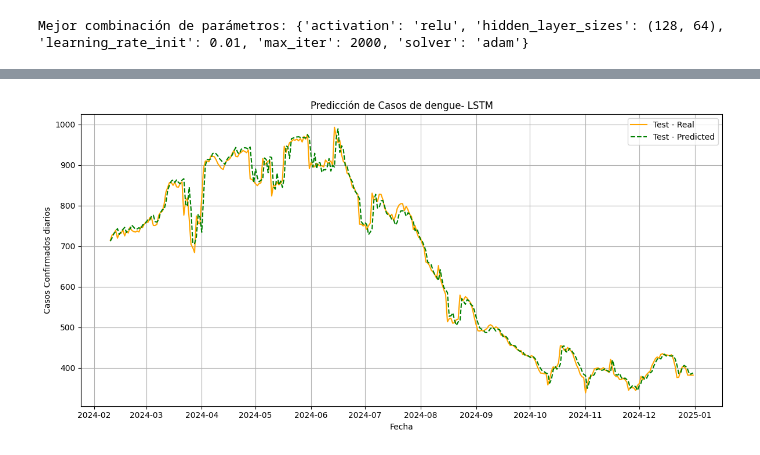
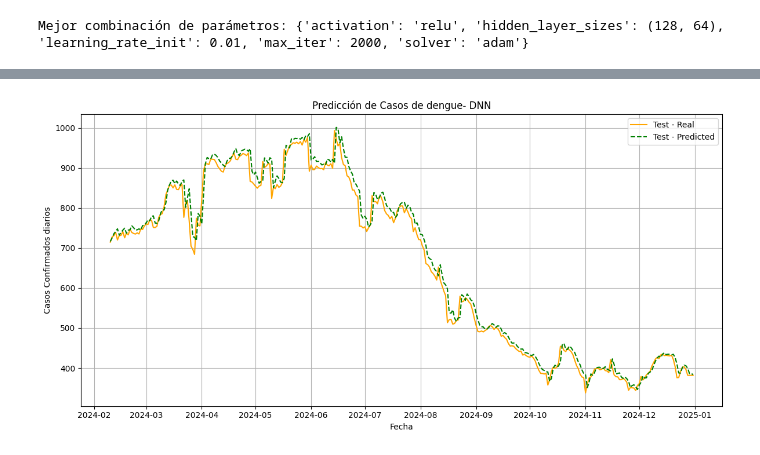
Before and after one commit to Rossy26/dengue-analysis-ml, a Jupyter notebook: dengue_notebook.ipynb, the cells around one changed output, grey strips where cells are left out. Drawn from its saved outputs; the diff is of its cells as text; code cells hidden in the pictures.

```diff
--- a/dengue_notebook.ipynb
+++ b/dengue_notebook.ipynb
@@ -1309,9 +1294,7 @@ plot_predictions("Linear Regression", y_train, y_test, y_pred_lr)
 # %%
 ## hacer el modelo de arboles de decision usando grichsearchcv
-from sklearn.tree import DecisionTreeRegressor
-from sklearn.model_selection import GridSearchCV
 param_grid = {
-    'max_depth': [5, 7, 10, 12, 15],
+    'max_depth': [5, 7, 10],
     'min_samples_split': [2, 5, 10],
     'min_samples_leaf': [1, 2, 3],
     'splitter': ['best', 'random']
@@ -1456,17 +1456,6 @@ plot_predictions("Random Forest", y_train, y_test, y_pred_rf)
 # %%
-import warnings
-from sklearn.neural_network import MLPRegressor
-from sklearn.model_selection import GridSearchCV
-from sklearn.metrics import mean_absolute_error, mean_squared_error, r2_score
-import numpy as np
-import matplotlib.pyplot as plt
-import pandas as pd
-
-warnings.filterwarnings("ignore")
-
-
 param_mlp = {
-    'hidden_layer_sizes': [(50,), (100,), (128,), (64, 64), (128, 64)],
+    'hidden_layer_sizes': [(128,), (64, 64), (128, 64)],
     'activation': ['relu', 'tanh'],
     'solver': ['adam', 'sgd'],
     'learning_rate_init': [0.001, 0.01, 0.1],
@@ -1494,12 +1483,14 @@ y_pred_mlp = best_mlp.predict(X_test)
 
 # Métricas
 mae_mlp = mean_absolute_error(y_test, y_pred_mlp)
-rmse_mlp = np.sqrt(mean_squared_error(y_test, y_pred_mlp))
+mse_mlp = mean_squared_error(y_test, y_pred_mlp)
+rmse_mlp = np.sqrt(mse_mlp)
 r2_mlp = r2_score(y_test, y_pred_mlp)
 
 modelos_resultados["Perceptrón Multicapa"] = {
     "model": best_mlp,
     "MAE": mae_mlp,
+    "MSE": mse_mlp,
     "RMSE": rmse_mlp,
     "R2": r2_mlp,
     "y_pred": y_pred_mlp
@@ -1513,6 +1504,7 @@ print(f"Test Score: {test_score_mlp:.4f}")
 
 print(f"Resultados de las métricas en Perceptrón Multicapa:")
 print(f"MAE  = {mae_mlp:.2f}")
+print(f"MSE  = {mse_mlp:.2f}")
 print(f"RMSE = {rmse_mlp:.2f}")
 print(f"R²   = {r2_mlp:.3f}")
 plot_predictions("MLP Regressor", y_train, y_test, y_pred_mlp)
@@ -1529,11 +1533,5 @@ R²   = 0.988
 # %%
-from keras.models import Sequential
-from scikeras.wrappers import KerasRegressor
-from keras.layers import Dense, LSTM
-from sklearn.metrics import mean_absolute_error, mean_squared_error, r2_score
-
 # Preparar datos para LSTM
-
 X_train_lstm = X_train.values.reshape((X_train.shape[0], 1, X_train.shape[1]))
 X_test_lstm = X_test.values.reshape((X_test.shape[0], 1, X_test.shape[1]))
 y_train_lstm = y_train.values
@@ -1562,6 +1560,7 @@ def build_lstm_model(n_units=50, optimizer='adam'):
 keras_reg = KerasRegressor(build_fn=build_lstm_model, verbose=1)
 
 param_grid = {
+    'model__n_units': [32, 64],
     'model__optimizer': ['adam'],
     'fit__epochs': [25, 50, 75],
     'fit__batch_size': [16, 32, 64],
@@ -1588,7 +1587,7 @@ mse_lstm  = mean_squared_error(y_test_lstm, y_pred_lstm)
 rmse_lstm = np.sqrt(mse_lstm)
 r2_lstm   = r2_score(y_test_lstm, y_pred_lstm)
 
-modelos_resultados["LSTM"] = {
+modelos_resultados["DNN"] = {
     "model": best_lstm,
     "MAE": mae_lstm,
     "MSE": mse_lstm,
@@ -1602,5 +1601,5 @@ print(f"MAE: {mae_lstm:.2f}")
 print(f"MSE: {mse_lstm:.2f}")
 print(f"RMSE: {rmse_lstm:.2f}")
 print(f"R²: {r2_lstm:.4f}")
-plot_predictions("LSTM", y_train, y_test, y_pred_lstm)
+plot_predictions("DNN", y_train, y_test, y_pred_lstm)
 # %% [output]
@@ -1624 +1623 @@ R²: 0.9898
-[figure, old version]
+[figure, new version]
```
Also changed, not shown: parts of 42 cells of this notebook, 1 other file.
